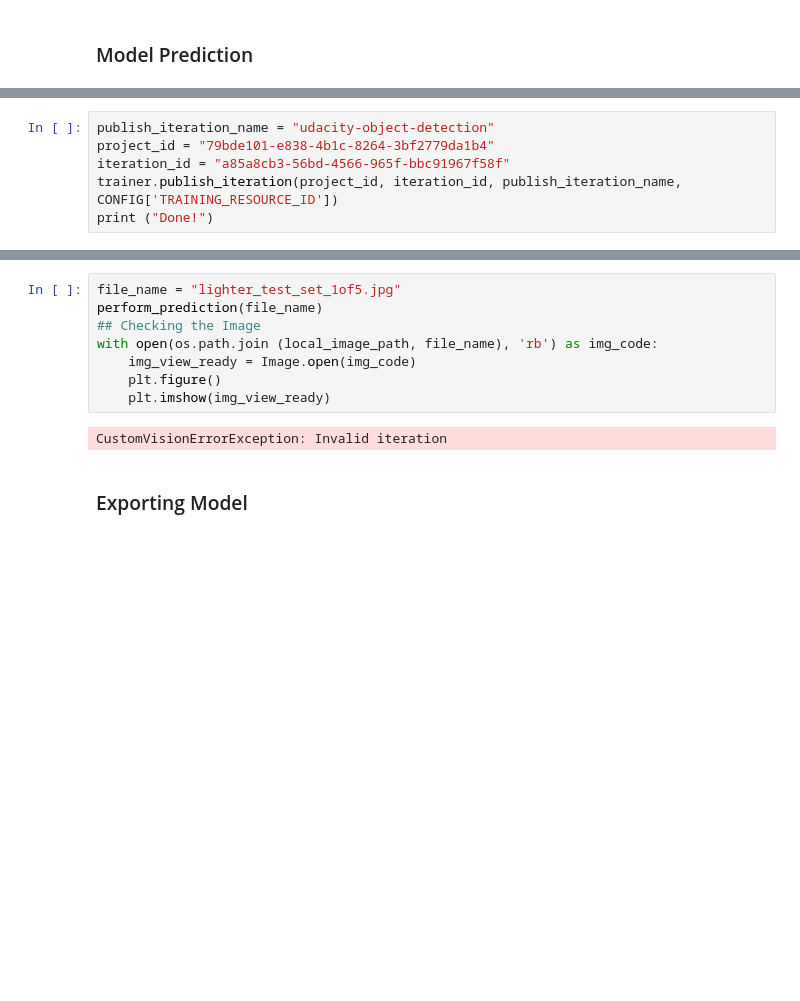
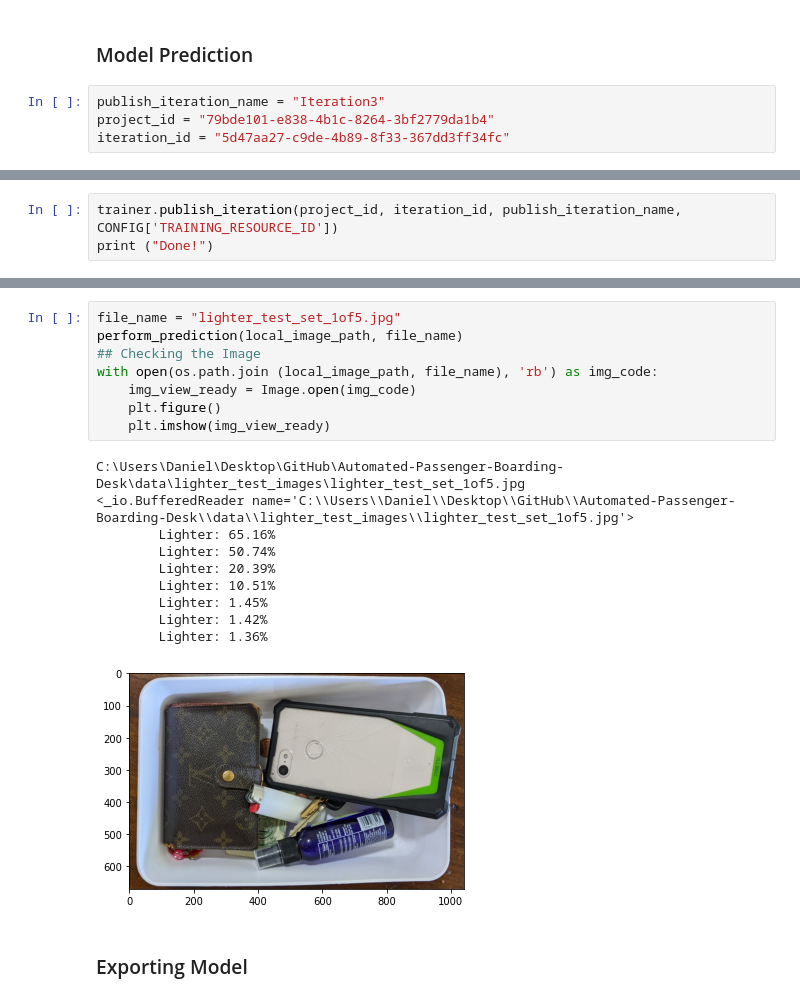
Before and after one commit to Danieldacruz7/Automated-Passenger-Boarding-Desk, a Jupyter notebook: object-detection.ipynb, the cells around one changed output, grey strips where cells are left out. Cells and saved outputs as stored; diff of their text form; blank space fills up the shorter version.

```diff
--- a/object-detection.ipynb
+++ b/object-detection.ipynb
@@ -48,3 +46,7 @@ predictor.api_version
 '3.1'
 # %% [markdown]
 ### Model Prediction
+# %%
+publish_iteration_name = "Iteration3"
+project_id = "79bde101-e838-4b1c-8264-3bf2779da1b4"
+iteration_id = "5d47aa27-c9de-4b89-8f33-367dd3ff34fc"
@@ -51,7 +69,4 @@ predictor.api_version
 # %%
-publish_iteration_name = "udacity-object-detection"
-project_id = "79bde101-e838-4b1c-8264-3bf2779da1b4"
-iteration_id = "a85a8cb3-56bd-4566-965f-bbc91967f58f"
 trainer.publish_iteration(project_id, iteration_id, publish_iteration_name, CONFIG['TRAINING_RESOURCE_ID'])
 print ("Done!")
 # %% [output]
@@ -68,13 +101,22 @@ def perform_prediction(image_file_name):
 # %%
 file_name = "lighter_test_set_1of5.jpg"
-perform_prediction(file_name)
+perform_prediction(local_image_path, file_name)
 ## Checking the Image
 with open(os.path.join (local_image_path, file_name), 'rb') as img_code:
     img_view_ready = Image.open(img_code)
     plt.figure()
     plt.imshow(img_view_ready)
 # %% [output]
-CustomVisionErrorException: Invalid iteration
+C:\Users\Daniel\Desktop\GitHub\Automated-Passenger-Boarding-Desk\data\lighter_test_images\lighter_test_set_1of5.jpg
+<_io.BufferedReader name='C:\\Users\\Daniel\\Desktop\\GitHub\\Automated-Passenger-Boarding-Desk\\data\\lighter_test_images\\lighter_test_set_1of5.jpg'>
+        Lighter: 65.16%
+        Lighter: 50.74%
+        Lighter: 20.39%
+        Lighter: 10.51%
+        Lighter: 1.45%
+        Lighter: 1.42%
+        Lighter: 1.36%
+[figure, added]
 # %% [markdown]
 ### Exporting Model
 # %%
```
Also changed, not shown: parts of 8 cells of this notebook.
